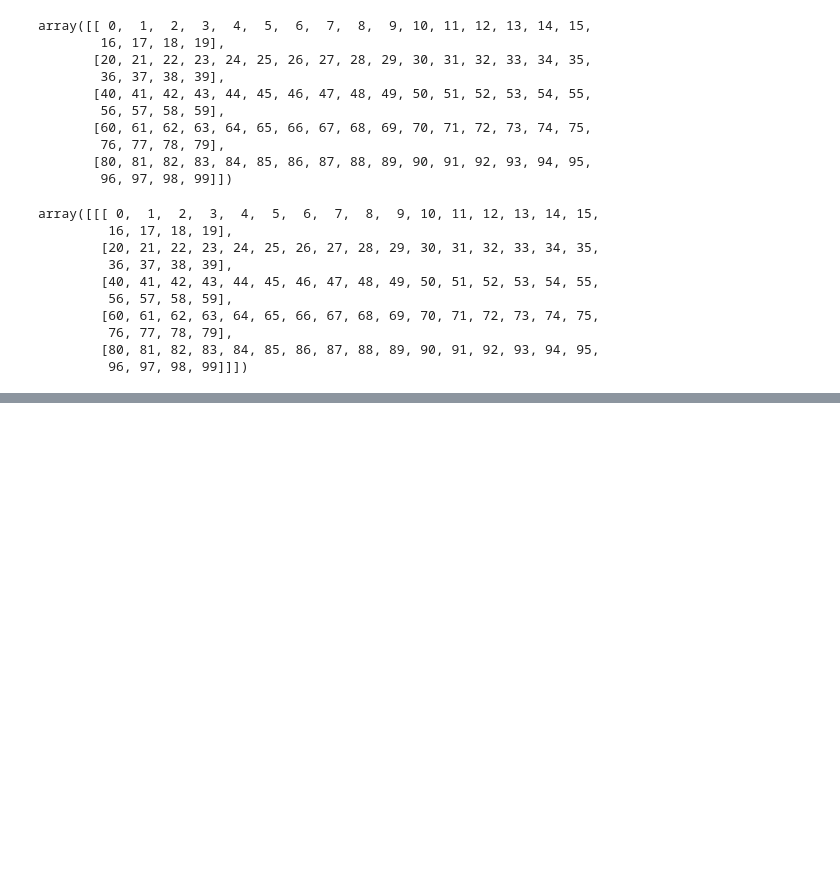
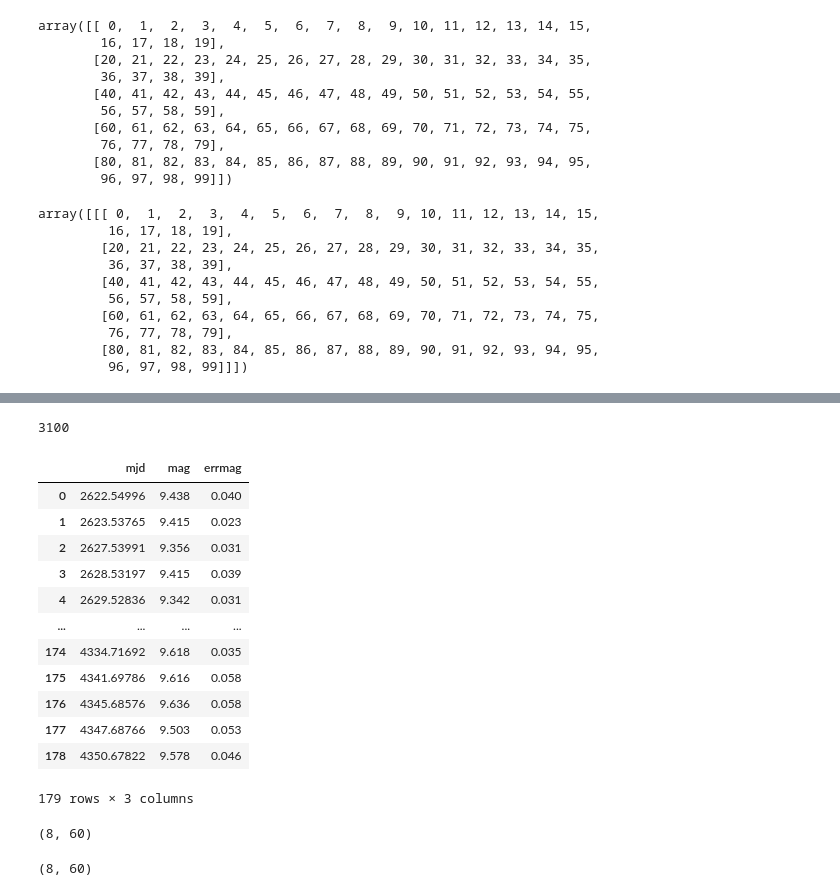
Before and after one commit to JerryLiuMY/transformer_astro, a Jupyter notebook: data.ipynb, the cells around one changed output, grey strips where cells are left out. Saved outputs shown, nothing was run; the diff lists cells and outputs as text; code cells hidden in the pictures; blank space fills up the shorter version.

```diff
--- a/data.ipynb
+++ b/data.ipynb
@@ -218,0 +288,4 @@ b = np.array([1, 2, 3])
+# %%
+np.shape(catalog)[0]
+# %% [output]
+3100
@@ -218,0 +305,16 @@ b = np.array([1, 2, 3])
+# %%
+pd.read_csv(os.path.join(DATA_FOLDER, 'ASAS', 'LCs/0.dat'))
+# %% [output]
+|  | mjd | mag | errmag |
+| 0 | 2622.54996 | 9.438 | 0.040 |
+| 1 | 2623.53765 | 9.415 | 0.023 |
+| 2 | 2627.53991 | 9.356 | 0.031 |
+| 3 | 2628.53197 | 9.415 | 0.039 |
+| 4 | 2629.52836 | 9.342 | 0.031 |
+| ... | ... | ... | ... |
+| 174 | 4334.71692 | 9.618 | 0.035 |
+| 175 | 4341.69786 | 9.616 | 0.058 |
+| 176 | 4345.68576 | 9.636 | 0.058 |
+| 177 | 4347.68766 | 9.503 | 0.053 |
+| 178 | 4350.67822 | 9.578 | 0.046 |
+179 rows × 3 columns
@@ -218,0 +323,8 @@ b = np.array([1, 2, 3])
+# %%
+np.shape(dtdm_bin)
+# %% [output]
+(8, 60)
+# %%
+np.shape(dtdm_bin)
+# %% [output]
+(8, 60)
```
Also changed, not shown: parts of 27 cells of this notebook, 5 other files.
